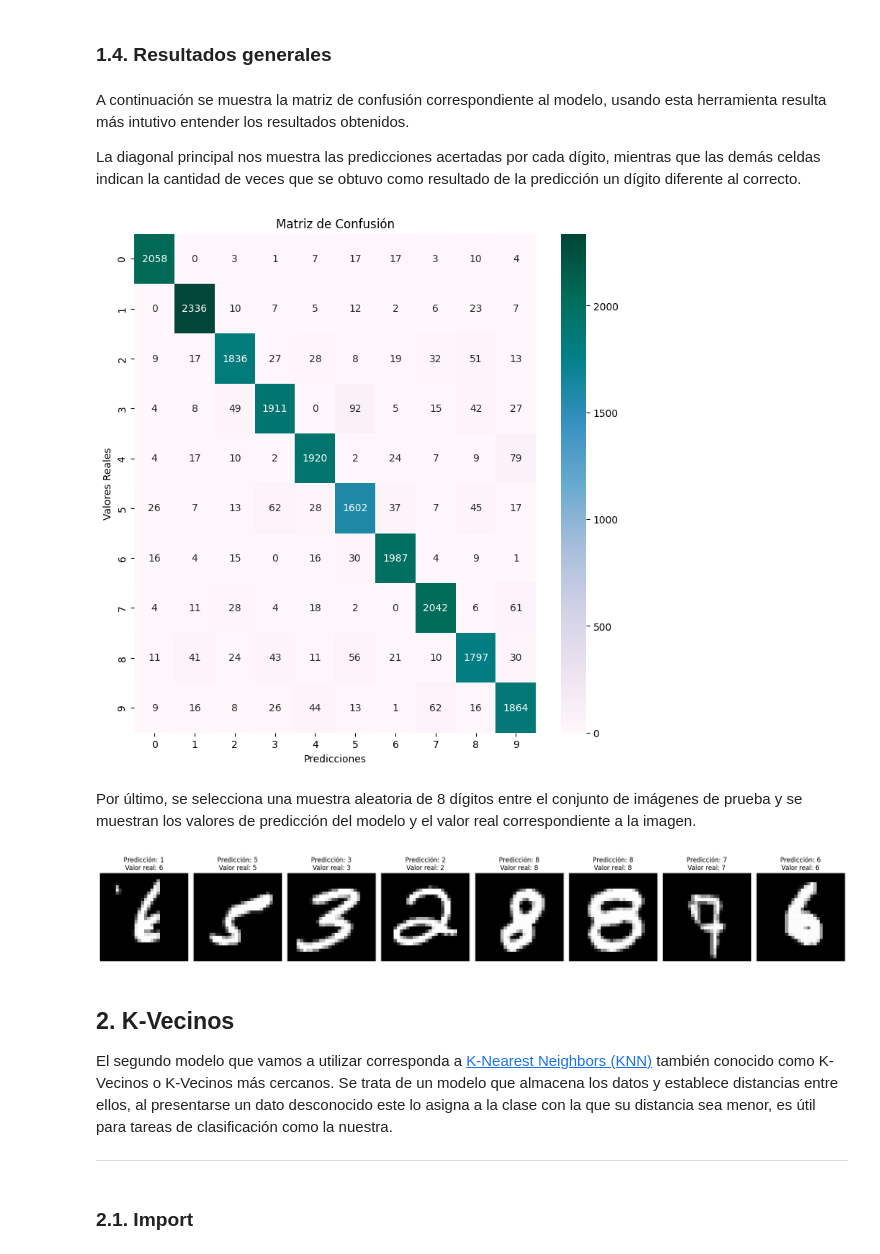
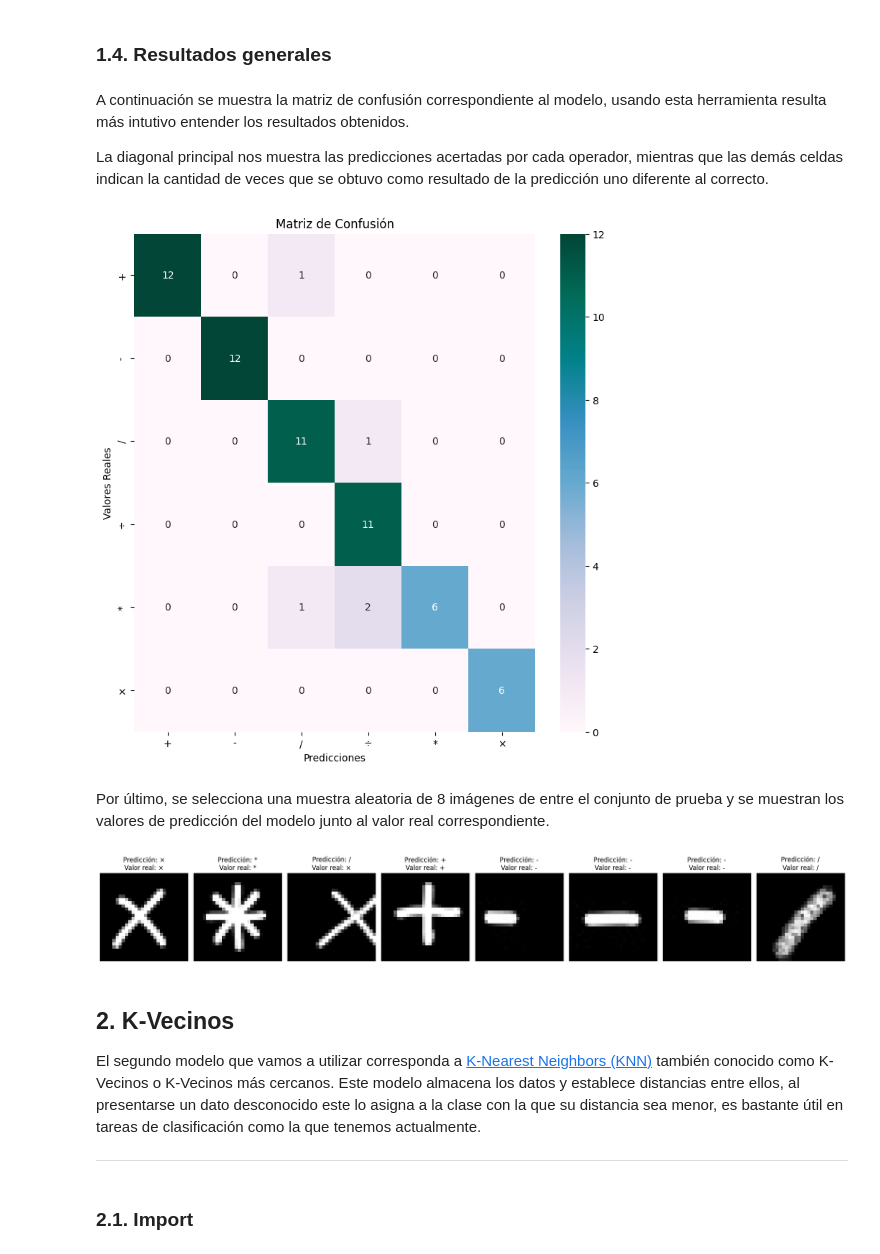
Before and after one commit to Morax19/ML_UCV, a Jupyter notebook: Tarea2/Tarea2_ML_DanielHernandez_Parte1_B.ipynb, the cells around one changed output. Drawn from its saved outputs; the diff is of its cells as text; code cells hidden in the pictures.

```diff
--- a/Tarea2/Tarea2_ML_DanielHernandez_Parte1_B.ipynb
+++ b/Tarea2/Tarea2_ML_DanielHernandez_Parte1_B.ipynb
@@ -61,8 +107,8 @@ Es necesario separar los datos en grupos de entrenamiento y prueba, el conjunto
 
 Adicional a esto, es necesario vectorizar los valores en X, es decir, aplanar las imágenes originales en un vector de 784 elementos y normalizar sus valores para poder trabajar con los mismos.
 # %%
-#Se separan los datos de entrenamiento y prueba (70 entrenamiento - 30 prueba)
-X_train, X_test, y_train, y_test = train_test_split(X, y, test_size = 0.3, random_state = SEED)
+#Se separan los datos de entrenamiento y prueba
+X_train, X_test, y_train, y_test = train_test_split(img_total, label_total, test_size = 0.1, random_state = SEED)
 
 #Se vectorizan las imágenes almacenadas en X
 X_train = X_train.reshape(X_train.shape[0], 28 * 28)
@@ -107,9 +154,9 @@ Teniendo esto claro, los hiperparámetros que debemos ajustar son los siguientes
 # %%
 #Se usa este objeto para definir los posibles valores de cada hiperparámetro
 param_grid_LR = {
-    'C': [0.01, 0.1, 1, 10],
+    'C': [0.001, 0.01, 0.1, 1, 10, 100],
     'penalty': ['l2'],
-    'solver': ['lbfgs', 'saga']
+    'solver': ['lbfgs', 'newton-cg']
 }
 # %% [markdown]
 Previo al entrenamiento del modelo debemos definir lo que es la validación cruzada, proceso que consiste en dividir los datos definidos para entrenamientos en K grupos, luego se utilizan K-1 grupos para entrenar el modelo y el grupo restante para validación, cabe destacar que este proceso se repite para todas las combinaciones posibles de los K grupos.
@@ -127,15 +172,8 @@ Nota: Dado que la búsqueda de los mejores valores para hiperparámetros es un p
-# %%
-#Hiperparametros óptimos para RL
-param_grid_LR = {
-    'C': [0.1],
-    'penalty': ['l2'],
-    'solver': ['lbfgs']
-}
 # %% [markdown]
 Se hace uso de GridSearchCV para estimación de parámetros y cálculo de scores en validación cruzada
 # %%
 #Se calculan diferentes metricas para medir el rendimiento del modelo
-grid_search_LR = GridSearchCV(LogisticRegression(max_iter = 1000), param_grid_LR, cv = 5, scoring = 'accuracy')
+grid_search_LR = GridSearchCV(LogisticRegression(max_iter = 10000), param_grid_LR, cv = 5, scoring = 'accuracy')
 
 #Do not disturb... Machine is Learning
 grid_search_LR.fit(X_train, y_train)
@@ -190,26 +234,26 @@ Precisión de la predicción: 92.16%
 # %% [markdown]
 A continuación se muestra la matriz de confusión correspondiente al modelo, usando esta herramienta resulta más intutivo entender los resultados obtenidos.
 
-La diagonal principal nos muestra las predicciones acertadas por cada dígito, mientras que las demás celdas indican la cantidad de veces que se obtuvo como resultado de la predicción un dígito diferente al correcto.
+La diagonal principal nos muestra las predicciones acertadas por cada operador, mientras que las demás celdas indican la cantidad de veces que se obtuvo como resultado de la predicción uno diferente al correcto.
 # %%
 plt.figure(figsize = (9, 9))
 
 sns.heatmap(
     conf_matrix_LR, annot = True,
     fmt = 'd',
     cmap = 'PuBuGn',
-    xticklabels = range(10),
-    yticklabels = range(10)
+    xticklabels = ['+', '-', '/', '÷', '*', '×'],
+    yticklabels = ['+', '-', '/', '÷', '*', '×']
     )
 
 plt.title('Matriz de Confusión')
 plt.xlabel('Predicciones')
 plt.ylabel('Valores Reales')
 plt.show()
 # %% [output]
-[figure, old version]
+[figure, new version]
 # %% [markdown]
-Por último, se selecciona una muestra aleatoria de 8 dígitos entre el conjunto de imágenes de prueba y se muestran los valores de predicción del modelo y el valor real correspondiente a la imagen.
+Por último, se selecciona una muestra aleatoria de 8 imágenes de entre el conjunto de prueba y se muestran los valores de predicción del modelo junto al valor real correspondiente.
 # %%
 samples = 8
 samples_index = np.random.choice(len(X_test), samples, replace = False)
@@ -219,17 +263,17 @@ plt.figure(figsize=(20, 10))
 for i, index in enumerate(samples_index):
     plt.subplot(1, samples, i + 1)
     plt.imshow(X_test[index].reshape(28, 28), cmap = 'gray')
-    plt.title(f"Predicción: {y_pred_LR[index]}\nValor real: {y_test[index]}")
+    plt.title(f"Predicción: {chr(y_pred_LR[index])}\nValor real: {chr(y_test[index])}")
     plt.axis('off')
 
 plt.tight_layout()
 plt.show()
 # %% [output]
-[figure, old version]
+[figure, new version]
 # %% [markdown]
 ## 2. K-Vecinos
 
-El segundo modelo que vamos a utilizar corresponda a [K-Nearest Neighbors (KNN)](https://scikit-learn.org/stable/modules/generated/sklearn.neighbors.KNeighborsClassifier.html) también conocido como K-Vecinos o K-Vecinos más cercanos. Se trata de un modelo que almacena los datos y establece distancias entre ellos, al presentarse un dato desconocido este lo asigna a la clase con la que su distancia sea menor, es útil para tareas de clasificación como la nuestra.
+El segundo modelo que vamos a utilizar corresponda a [K-Nearest Neighbors (KNN)](https://scikit-learn.org/stable/modules/generated/sklearn.neighbors.KNeighborsClassifier.html) también conocido como K-Vecinos o K-Vecinos más cercanos. Este modelo almacena los datos y establece distancias entre ellos, al presentarse un dato desconocido este lo asigna a la clase con la que su distancia sea menor, es bastante útil en tareas de clasificación como la que tenemos actualmente.
 
 ---
 # %% [markdown]
```
Also changed, not shown: parts of 46 cells of this notebook.
